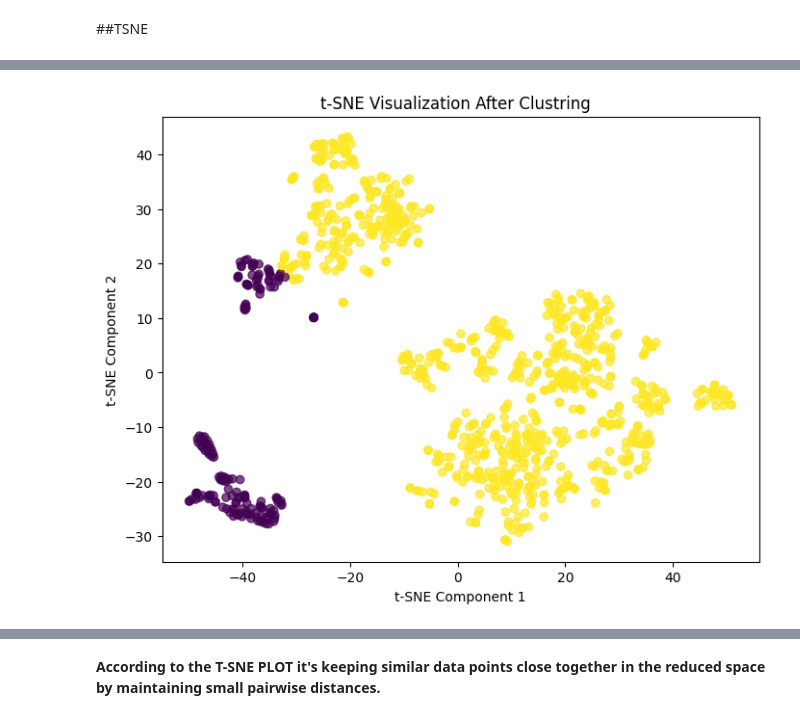
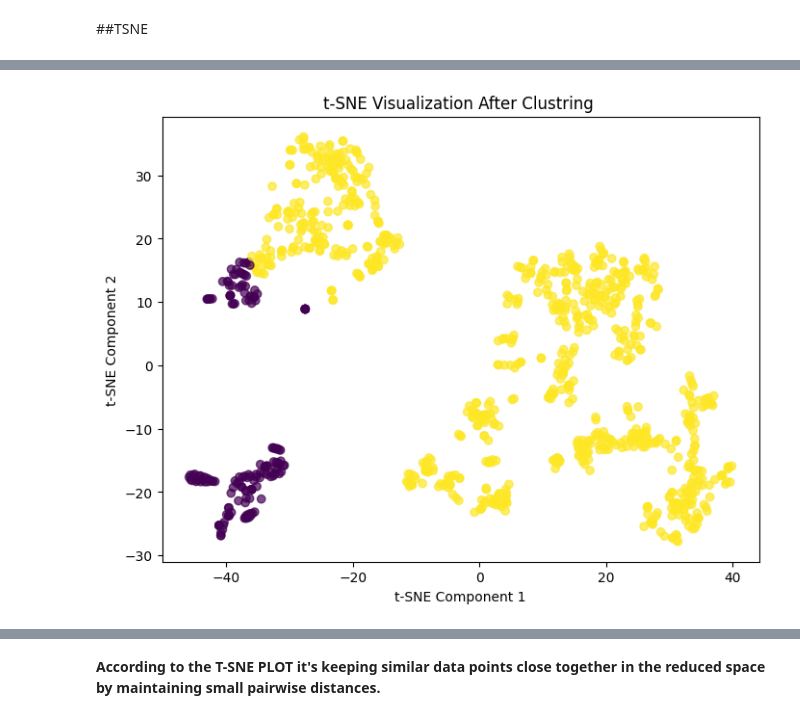
Before and after one commit to Naseem-Ananzeh/Ml2_Final_Project, a Jupyter notebook: Final_Project_ML2_Credit_Card.ipynb, the cells around one changed output, grey strips where cells are left out. Drawn from its saved outputs; the diff is of its cells as text; code cells hidden in the pictures.

```diff
--- a/Final_Project_ML2_Credit_Card.ipynb
+++ b/Final_Project_ML2_Credit_Card.ipynb
@@ -288,11 +306,9 @@ plt.show()
 # %%
-from sklearn.manifold import TSNE
-
-tsne = TSNE( random_state=42)
-X_tsne_before = tsne.fit_transform(x_resampled)
+tsne = TSNE(n_components=2, random_state=42)
+x_tsne = tsne.fit_transform(x_pca_reduced)
 
 plt.figure(figsize=(8,6))
-plt.scatter(X_tsne_before[:,0], X_tsne_before[:,1] , alpha=0.7)
+plt.scatter(x_tsne[:,0], x_tsne[:,1] , c=y_resampled ,alpha=0.7)
 plt.title('t-SNE Visualization Before Clustring  ')
 plt.xlabel('t-SNE Component 1')
 plt.ylabel('t-SNE Component 2')
@@ -302,15 +320,13 @@ plt.show()
 # %%
 from sklearn.cluster import KMeans
-kmeans_standerd = KMeans(n_clusters=2,n_init=20,init='random',  random_state=42).fit(x_pca_reduced)
+kmeans_standerd = KMeans(n_clusters=2,n_init=20,init='random',  random_state=42)
 clusters = kmeans_standerd.fit_predict(x_pca_reduced)
 # %%
-X_tsne_after = tsne.fit_transform(x_resampled)
-
 plt.figure(figsize=(8,6))
-plt.scatter(X_tsne_after[:,0], X_tsne_after[:,1], c=clusters , alpha=0.7)
-plt.title('t-SNE Visualization After Clustring  ')
+plt.scatter(x_tsne[:,0], x_tsne[:,1], c=clusters , alpha=0.7)
+plt.title('t-SNE Visualization After Clustring ')
 plt.xlabel('t-SNE Component 1')
 plt.ylabel('t-SNE Component 2')
 plt.show()
 # %% [output]
-[figure, old version]
+[figure, new version]
```
Also changed, not shown: parts of 25 cells of this notebook.
